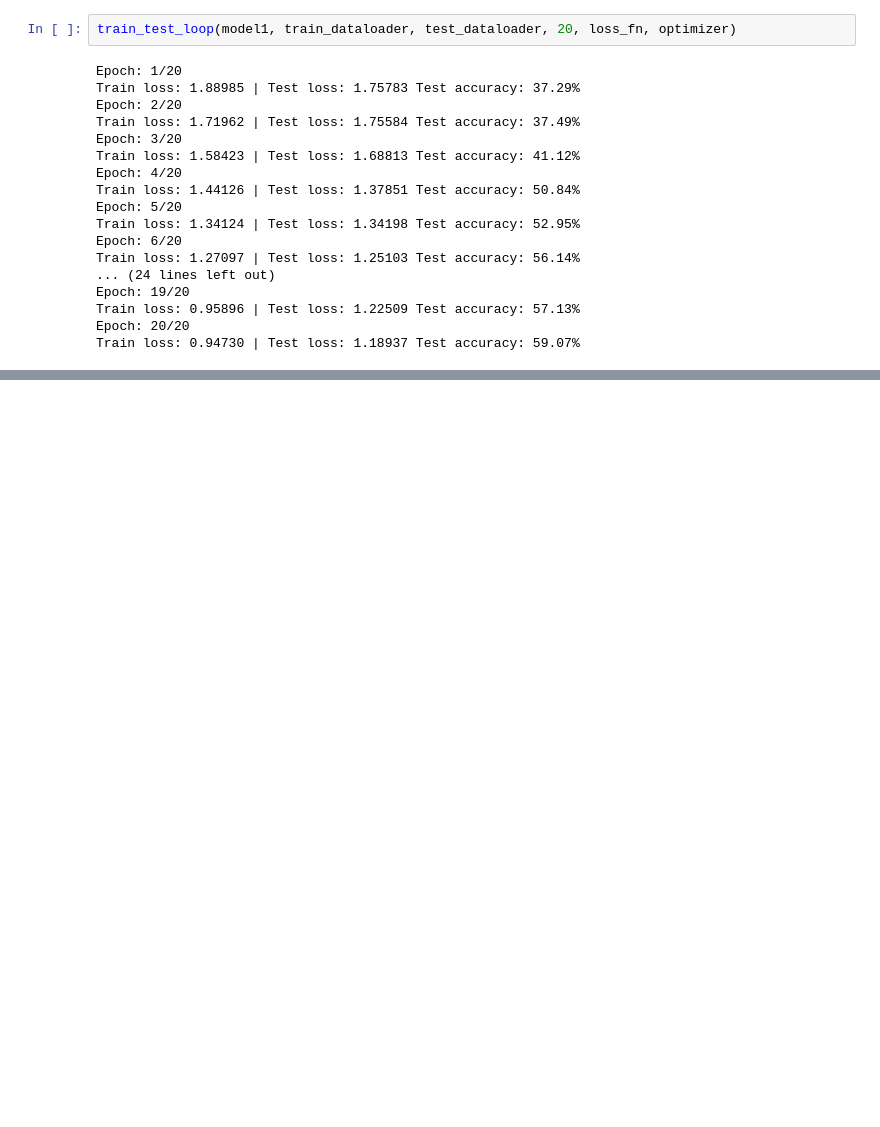
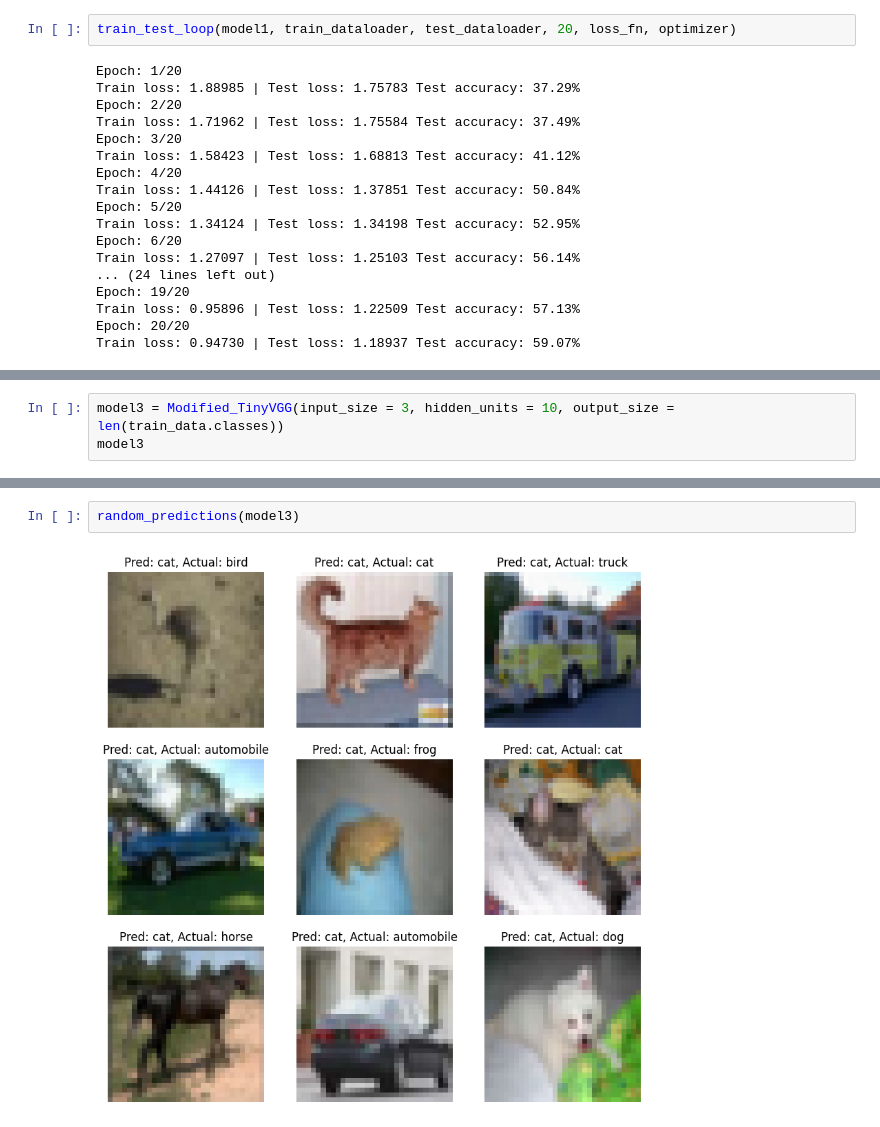
Before and after one commit to gad497/PyTorch_practice, a Jupyter notebook: Cifar10.ipynb, the cells around one changed output, grey strips where cells are left out. Cells and saved outputs as stored; diff of their text form; blank space fills up the shorter version.

```diff
--- a/Cifar10.ipynb
+++ b/Cifar10.ipynb
@@ -231,0 +385,3 @@ random_predictions()
+# %%
+model3 = Modified_TinyVGG(input_size = 3, hidden_units = 10, output_size = len(train_data.classes))
+model3
@@ -231,0 +406,4 @@ random_predictions()
+# %%
+random_predictions(model3)
+# %% [output]
+[figure, added]
```
Also changed, not shown: parts of 17 cells of this notebook.
